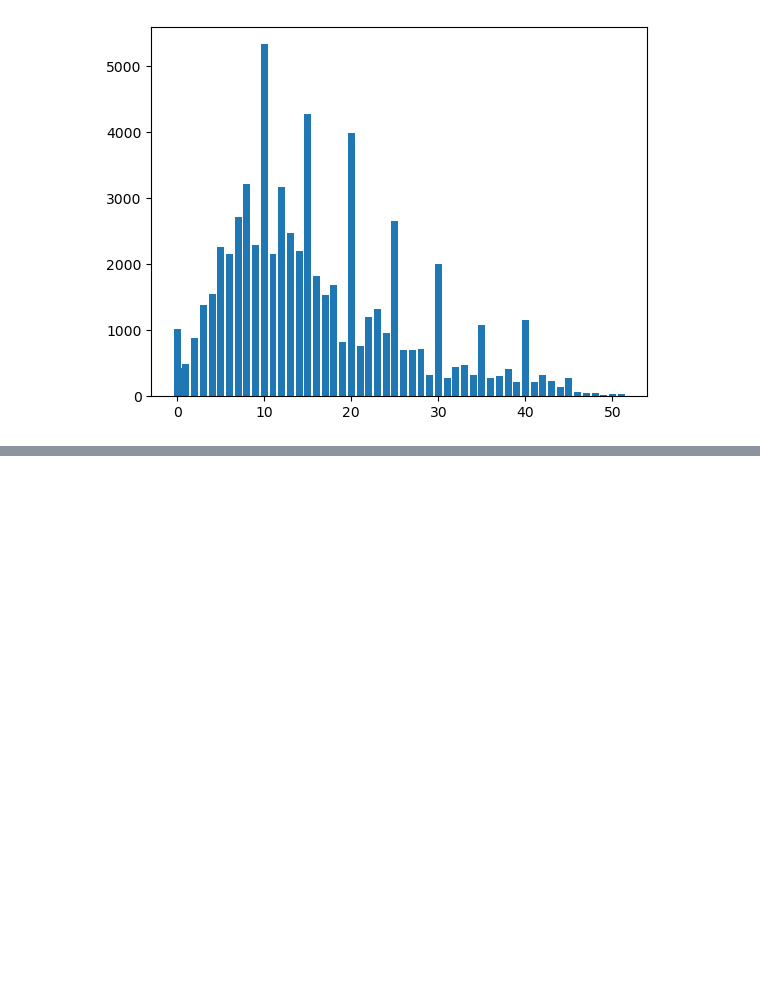
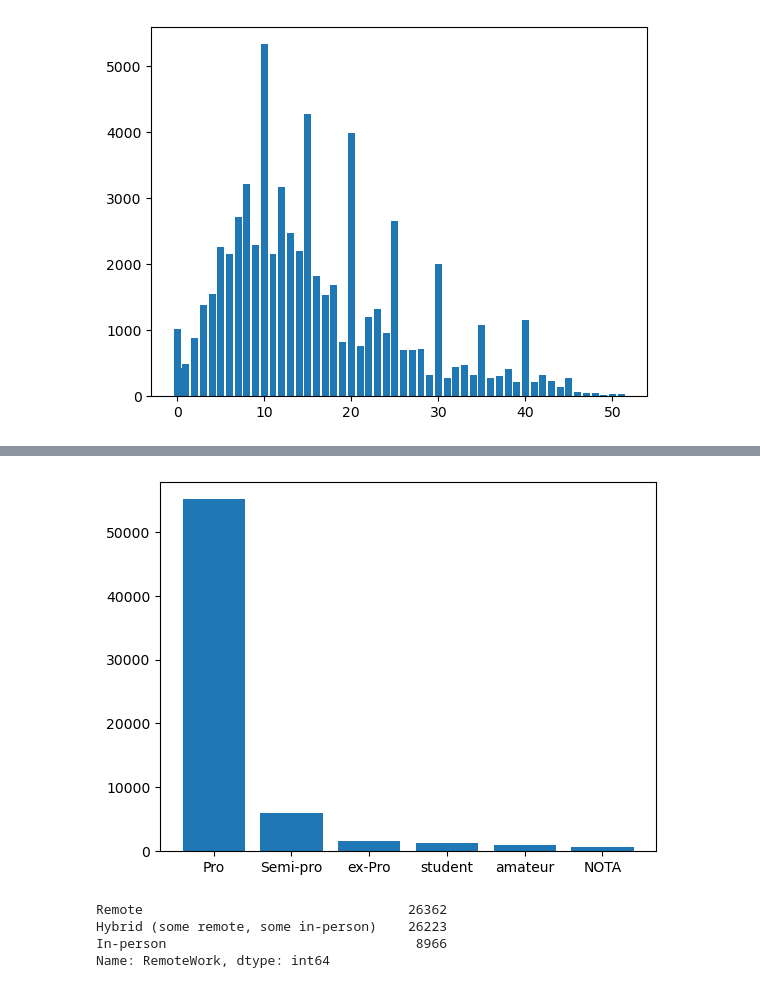
Before and after one commit to decvfox/PfDA_Project_2, a Jupyter notebook: Project_1.ipynb, the cells around one changed output, grey strips where cells are left out. Cells and saved outputs as stored; diff of their text form; code cells hidden in the pictures; blank space fills up the shorter version.

```diff
--- a/Project_1.ipynb
+++ b/Project_1.ipynb
@@ -151,0 +176,4 @@ plt.show()
+# %%
+#MainBranch
+count2 = df["MainBranch"].value_counts()
+print(count2)
@@ -151,0 +188,16 @@ plt.show()
+# %%
+unique = 'Pro', 'Semi-pro', 'ex-Pro', 'student' , 'amateur', 'NOTA'
+# we can now put this into a Bar Chart
+plt.bar(unique, count2)
+plt.show()
+# %% [output]
+[figure, added]
+# %%
+#RemoteWork
+count2 = df["RemoteWork"].value_counts()
+print(count2)
+# %% [output]
+Remote                                  26362
+Hybrid (some remote, some in-person)    26223
+In-person                                8966
+Name: RemoteWork, dtype: int64
```
Also changed, not shown: parts of 5 cells of this notebook.
